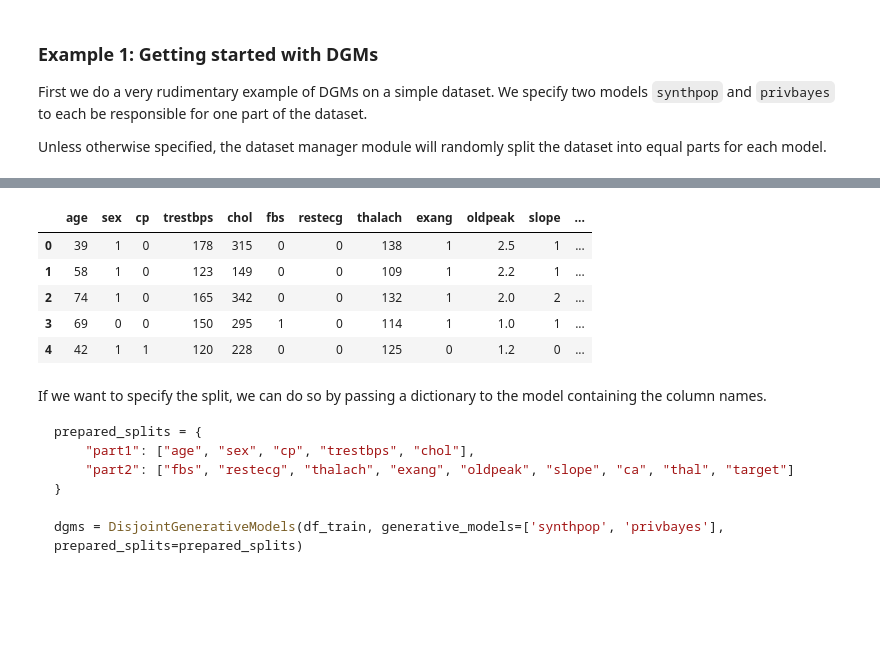
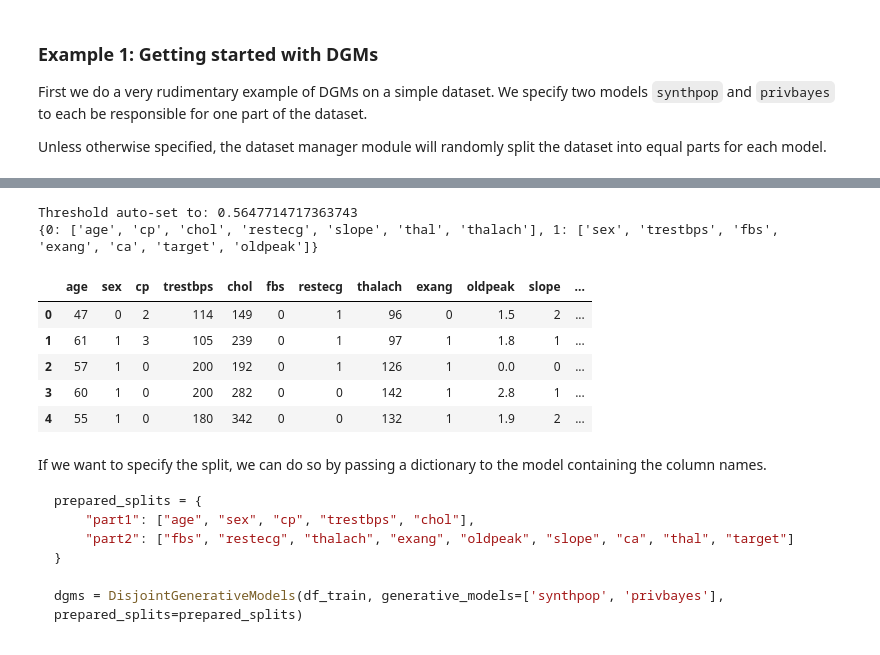
Before and after one commit to notna07/disjoint-synthetic-data-generation, a Jupyter notebook: 00_tutorial.ipynb, the cells around one changed output, grey strips where cells are left out. Cells and saved outputs as stored; diff of their text form; code cells hidden in the pictures; blank space fills up the shorter version.

Commit message:
feat: add correlated partitions mode

```diff
--- a/00_tutorial.ipynb
+++ b/00_tutorial.ipynb
@@ -14,19 +16,21 @@ from disjoint_generative_model import DisjointGenerativeModels
 # %%
 # Load the training data
 df_train = pd.read_csv('experiments/datasets/heart_train.csv')
 
 # Define DGMs using the Synthpop CART model and PrivBayes BN
-dgms = DisjointGenerativeModels(df_train, generative_models=['synthpop', 'privbayes'])
+dgms = DisjointGenerativeModels(df_train, generative_models=['synthpop', 'privbayes'], prepared_splits='correlated')
 df_syn = dgms.fit_generate(num_samples=20)
-
+print(dgms.used_splits)
 df_syn.head()
 # %% [output]
+Threshold auto-set to: 0.5647714717363743
+{0: ['age', 'cp', 'chol', 'restecg', 'slope', 'thal', 'thalach'], 1: ['sex', 'trestbps', 'fbs', 'exang', 'ca', 'target', 'oldpeak']}
 |  | age | sex | cp | trestbps | chol | fbs | restecg | thalach | exang | oldpeak | slope | ... |
-| 0 | 39 | 1 | 0 | 178 | 315 | 0 | 0 | 138 | 1 | 2.5 | 1 | ... |
-| 1 | 58 | 1 | 0 | 123 | 149 | 0 | 0 | 109 | 1 | 2.2 | 1 | ... |
-| 2 | 74 | 1 | 0 | 165 | 342 | 0 | 0 | 132 | 1 | 2.0 | 2 | ... |
-| 3 | 69 | 0 | 0 | 150 | 295 | 1 | 0 | 114 | 1 | 1.0 | 1 | ... |
-| 4 | 42 | 1 | 1 | 120 | 228 | 0 | 0 | 125 | 0 | 1.2 | 0 | ... |
+| 0 | 47 | 0 | 2 | 114 | 149 | 0 | 1 | 96 | 0 | 1.5 | 2 | ... |
+| 1 | 61 | 1 | 3 | 105 | 239 | 0 | 1 | 97 | 1 | 1.8 | 1 | ... |
+| 2 | 57 | 1 | 0 | 200 | 192 | 0 | 1 | 126 | 1 | 0.0 | 0 | ... |
+| 3 | 60 | 1 | 0 | 200 | 282 | 0 | 0 | 142 | 1 | 2.8 | 1 | ... |
+| 4 | 55 | 1 | 0 | 180 | 342 | 0 | 0 | 132 | 1 | 1.9 | 2 | ... |
 # %% [markdown]
 If we want to specify the split, we can do so by passing a dictionary to the model containing the column names.
 
```
Also changed, not shown: parts of 9 cells of this notebook, 4 other files.
